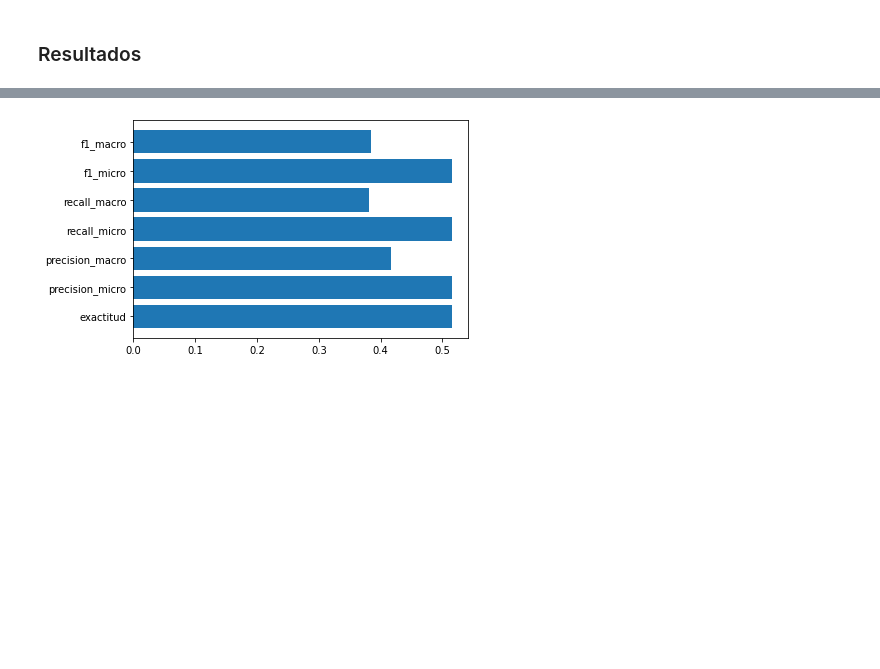
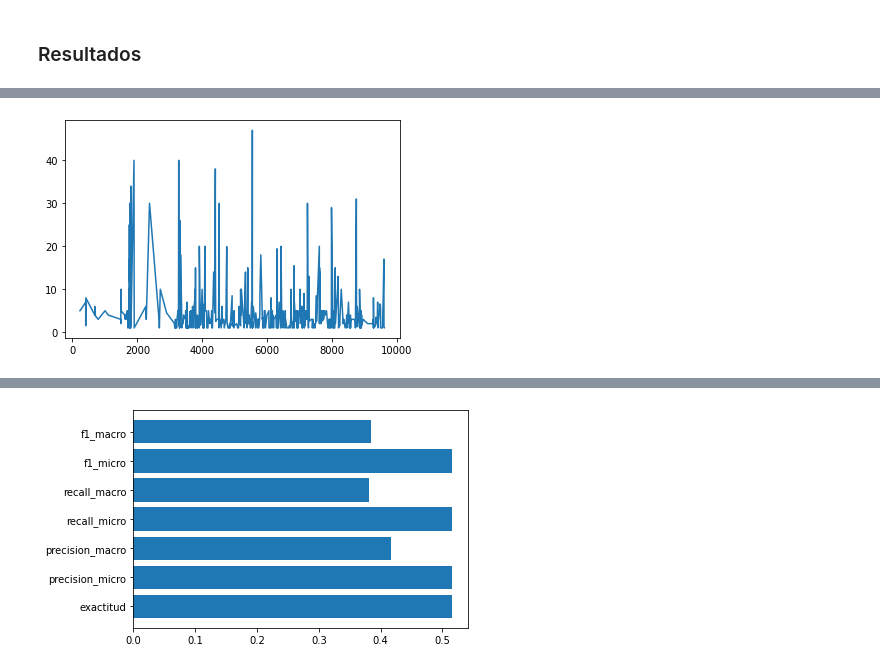
Before and after one commit to G-Urrea/Google-Play-Store-Mining, a Jupyter notebook: ExperimentoPregunta3.ipynb, the cells around one changed output, grey strips where cells are left out. Saved outputs shown, nothing was run; the diff lists cells and outputs as text; code cells hidden in the pictures; blank space fills up the shorter version.

```diff
--- a/ExperimentoPregunta3.ipynb
+++ b/ExperimentoPregunta3.ipynb
@@ -334,6 +334,6 @@ cat_dt_r = []
 label_cat_r = []
 label_cat_r2 = []
 for dt in cat_dt:
-    cat_dt_r.append(dt[["Installs", "Cluster", "Size", "Type", "Content.Rating"]])
+    cat_dt_r.append(dt[["Installs", "Cluster", "Size", "Type", "Content.Rating"]].copy())
     label_cat_r2.append(dt[["Rating"]])
     label_cat_r.append(dt[["Rating_Q"]])
@@ -405,0 +479,5 @@ plt.show()
+# %%
+plt.plot(Paid_Apps.Price)
+plt.show()
+# %% [output]
+[figure, added]
```
Also changed, not shown: parts of 52 cells of this notebook.
